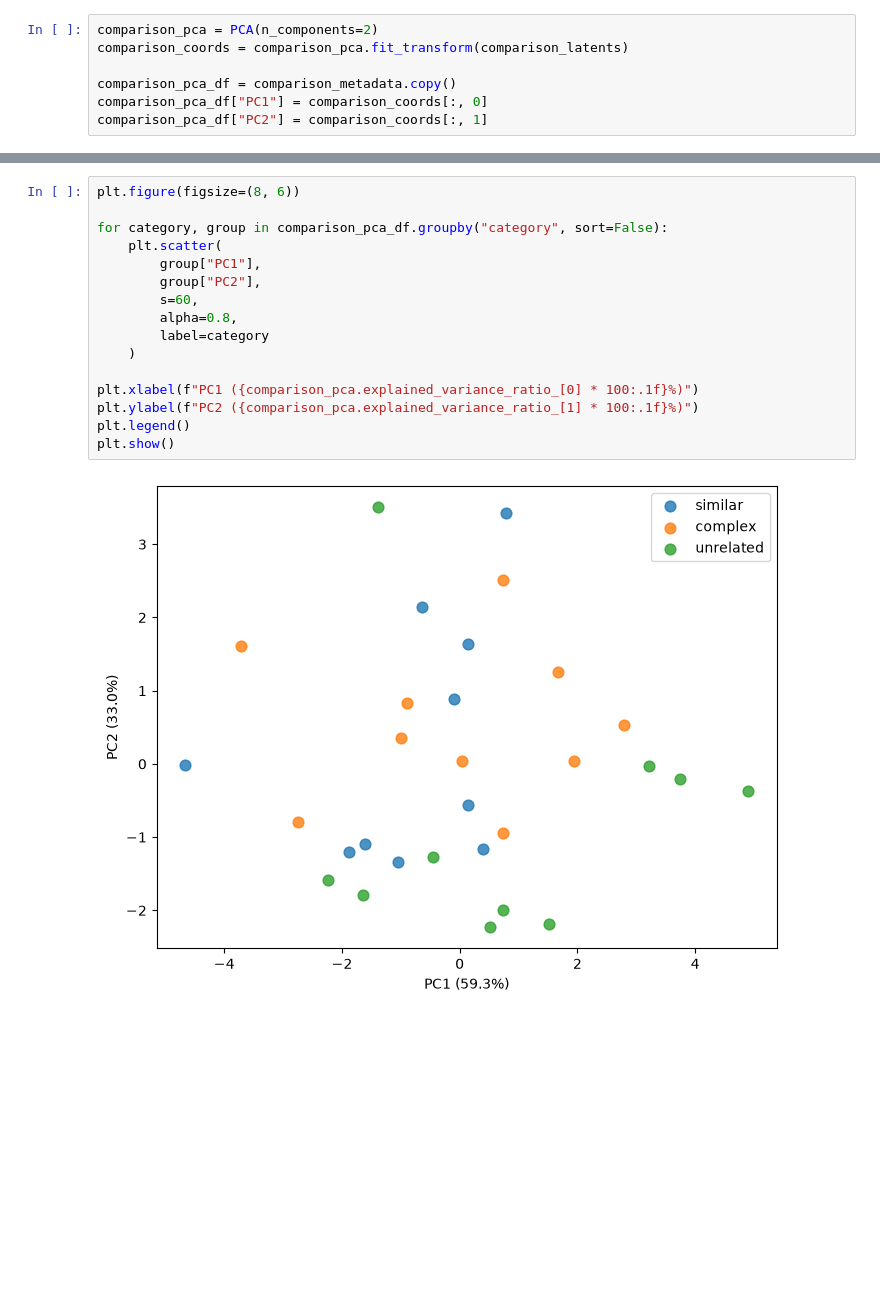
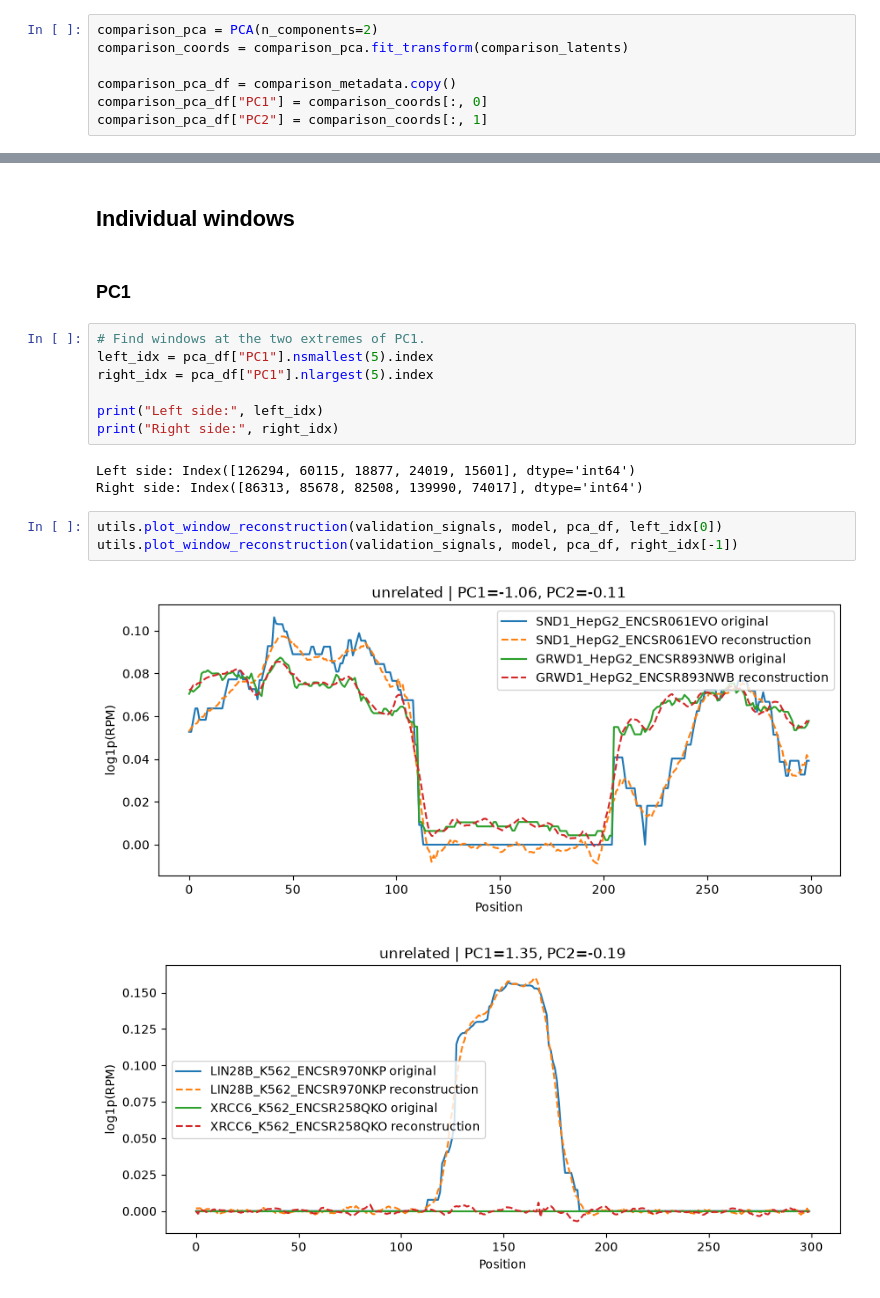
Before and after one commit to Raif-fl/plip_plop, a Jupyter notebook: machine_learning_prototype/many_RBP_prototype.ipynb, the cells around one changed output, grey strips where cells are left out. Drawn from its saved outputs; the diff is of its cells as text; blank space fills up the shorter version.

```diff
--- a/machine_learning_prototype/many_RBP_prototype.ipynb
+++ b/machine_learning_prototype/many_RBP_prototype.ipynb
@@ -770,18 +622,20 @@ plt.show()
-# %%
-plt.figure(figsize=(8, 6))
-
-for category, group in comparison_pca_df.groupby("category", sort=False):
-    plt.scatter(
-        group["PC1"],
-        group["PC2"],
-        s=60,
-        alpha=0.8,
-        label=category
-    )
-
-plt.xlabel(f"PC1 ({comparison_pca.explained_variance_ratio_[0] * 100:.1f}%)")
-plt.ylabel(f"PC2 ({comparison_pca.explained_variance_ratio_[1] * 100:.1f}%)")
-plt.legend()
-plt.show()
-# %% [output]
-[figure, removed]
+# %% [markdown]
+## Individual windows
+# %% [markdown]
+### PC1
+# %%
+# Find windows at the two extremes of PC1.
+left_idx = pca_df["PC1"].nsmallest(5).index
+right_idx = pca_df["PC1"].nlargest(5).index
+
+print("Left side:", left_idx)
+print("Right side:", right_idx)
+# %% [output]
+Left side: Index([126294, 60115, 18877, 24019, 15601], dtype='int64')
+Right side: Index([86313, 85678, 82508, 139990, 74017], dtype='int64')
+# %%
+utils.plot_window_reconstruction(validation_signals, model, pca_df, left_idx[0])
+utils.plot_window_reconstruction(validation_signals, model, pca_df, right_idx[-1])
+# %% [output]
+[figure, added]
+[figure, added]
```
Also changed, not shown: parts of 31 cells of this notebook, 2 other files.
